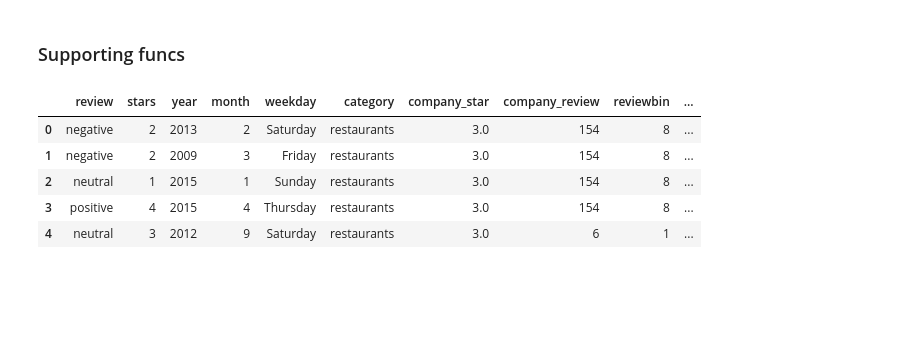
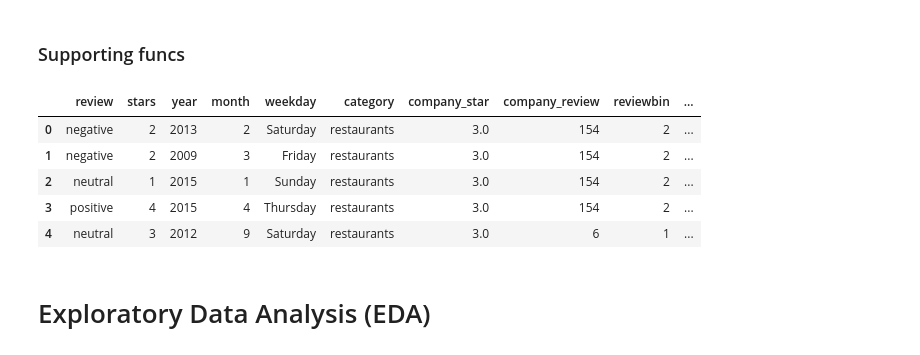
Before and after one commit to pe44enka/Yelp, a Jupyter notebook: DA_Project.ipynb, the cells around one changed output. Saved outputs shown, nothing was run; the diff lists cells and outputs as text; code cells hidden in the pictures; blank space fills up the shorter version.

```diff
--- a/DA_Project.ipynb
+++ b/DA_Project.ipynb
@@ -963,8 +971,8 @@ def final_func(df):
   q5 = df.CATEGORIES.apply(limit_categories).rename('category')
   q6 = df.COMPANY_STARS.rename('company_star')
   q7 = df.COMPANY_REVIEWS.rename('company_review')
-  q8 = pd.cut(df.COMPANY_REVIEWS, bins=8, labels=[str(x) for x in range(1,9)]).rename('reviewbin')
-  q9 = df.IS_OPEN.rename('open')
+  q8 = pd.cut(df.COMPANY_REVIEWS, bins=6, labels=['2-150', '151-300', '301-450', '451-600', '600-750', '750-900']).rename('reviewbin')
+  q9 = df.IS_OPEN.rename('is_open')
   q10 = df.NEIGHBORHOOD.apply(limit_neighborhood).rename('district')
   q11 = df.ADDRESS.str.split(' ', 1 ,expand = True).loc[:,1].apply(limit_address).rename('street')
   q12 = df.POSTAL_CODE.fillna('0').astype(int).rename('post_code')
@@ -972,43 +980,37 @@ def final_func(df):
   q14 = open_hours(df.HOURS_MONDAY).rename('mon_open')
   q15 = close_hours(df.HOURS_MONDAY).rename('mon_close')
   q16 = open_hours(df.HOURS_TUESDAY).rename('tue_open')
   q17 = close_hours(df.HOURS_TUESDAY).rename('tue_close')
   q18 = open_hours(df.HOURS_WEDNESDAY).rename('wed_open')
   q19 = close_hours(df.HOURS_WEDNESDAY).rename('wed_close')
   q20 = open_hours(df.HOURS_THURSDAY).rename('thu_open')
   q21 = close_hours(df.HOURS_THURSDAY).rename('thu_close')
   q22 = open_hours(df.HOURS_FRIDAY).rename('fri_open')
   q23 = close_hours(df.HOURS_FRIDAY).rename('fri_close')
   q24 = open_hours(df.HOURS_SATURDAY).rename('sat_open')
   q25 = close_hours(df.HOURS_SATURDAY).rename('sat_close')
   q26 = open_hours(df.HOURS_SUNDAY).rename('sun_open')
   q27 = close_hours(df.HOURS_SUNDAY).rename('sun_close')
   q28 = parking(df.PARKING_GARAGE).rename('park_garage')
   q29 = parking(df.PARKING_STREET).rename('park_street')
   q30 = parking(df.PARKING_LOT).rename('park_lot')
   q31 = parking(df.PARKING_VALIDATED).rename('park_valid')
   q32 = parking(df.PARKING_VALLET).rename('park_vallet')
   q33 = parking(df.PARKING_BIKE).rename('park_bike')
   q34 = df.USEFUL_REVIEW.apply(useful).rename('useful_review')
   q35 = df.COOL_REVIEW.apply(cool).rename('cool_review')
   q36 = df.FUNNY_REVIEW.apply(funny).rename('funny_review')
 
   return pd.concat([q0, q1, q2, q3, q4, q5, q6, q7, q8, q9, q10, q11, q12, q13,
                     q14, q15, q16, q17, q18, q19, q20, q21, q22, q23, q24, q25,
                     q26, q27, q28, q29, q30, q31, q32, q33, q34, q35, q36], axis = 1)
 
-result_df = final_func(df.iloc[:10])
-result_df.head()
-
-  #category
-  #is_open
-  #company_stars
-  #company_reviews
-  #neigbourhood
+rdf = final_func(df)#.iloc[:10])
+rdf.head()
 # %% [output]
 |  | review | stars | year | month | weekday | category | company_star | company_review | reviewbin | ... |
-| 0 | negative | 2 | 2013 | 2 | Saturday | restaurants | 3.0 | 154 | 8 | ... |
-| 1 | negative | 2 | 2009 | 3 | Friday | restaurants | 3.0 | 154 | 8 | ... |
-| 2 | neutral | 1 | 2015 | 1 | Sunday | restaurants | 3.0 | 154 | 8 | ... |
-| 3 | positive | 4 | 2015 | 4 | Thursday | restaurants | 3.0 | 154 | 8 | ... |
+| 0 | negative | 2 | 2013 | 2 | Saturday | restaurants | 3.0 | 154 | 2 | ... |
+| 1 | negative | 2 | 2009 | 3 | Friday | restaurants | 3.0 | 154 | 2 | ... |
+| 2 | neutral | 1 | 2015 | 1 | Sunday | restaurants | 3.0 | 154 | 2 | ... |
+| 3 | positive | 4 | 2015 | 4 | Thursday | restaurants | 3.0 | 154 | 2 | ... |
 | 4 | neutral | 3 | 2012 | 9 | Saturday | restaurants | 3.0 | 6 | 1 | ... |
@@ -1014,0 +1019,2 @@ result_df.head()
+# %% [markdown]
+# Exploratory Data Analysis (EDA)
```
Also changed, not shown: parts of 107 cells of this notebook.
